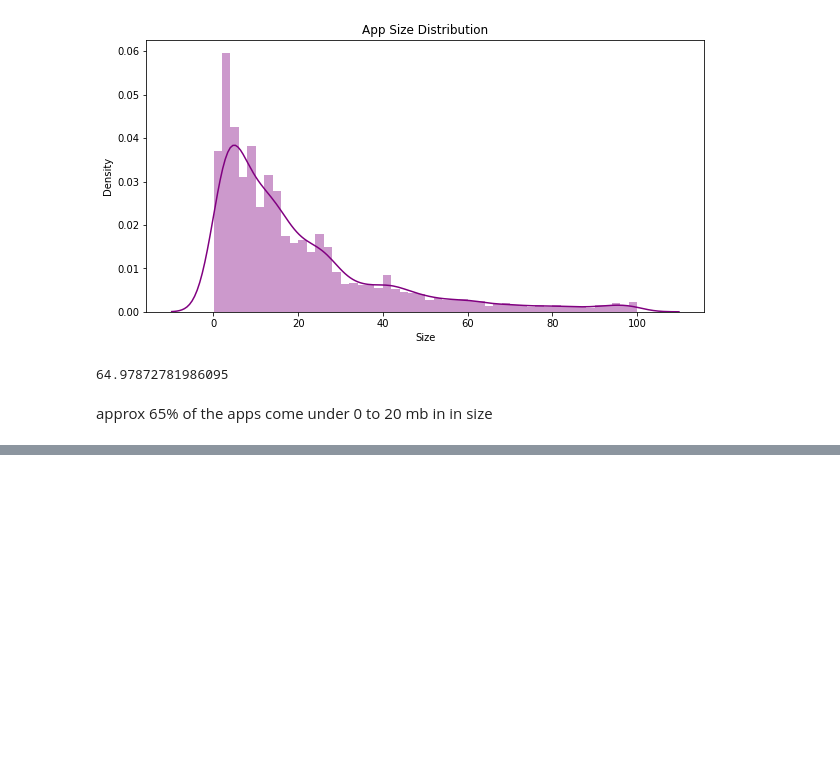
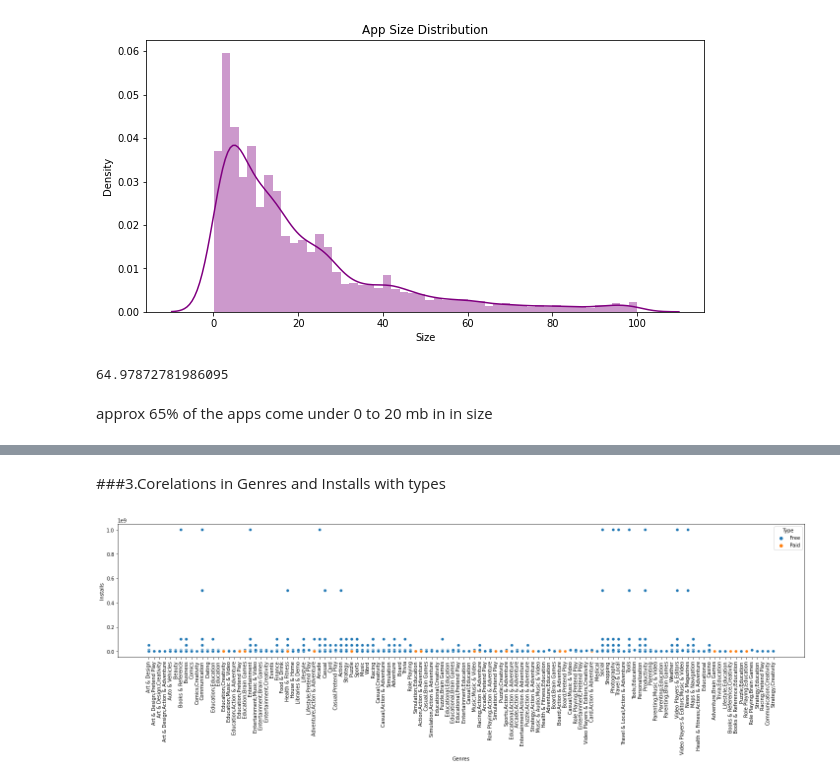
Before and after one commit to sunanda-debnath/EDA-PLAYSTORE-APP, a Jupyter notebook: Play_Store_App_Review_Analysis_Capstone_Project.ipynb, the cells around one changed output, grey strips where cells are left out. Saved outputs shown, nothing was run; the diff lists cells and outputs as text; code cells hidden in the pictures; blank space fills up the shorter version.

```diff
--- a/Play_Store_App_Review_Analysis_Capstone_Project.ipynb
+++ b/Play_Store_App_Review_Analysis_Capstone_Project.ipynb
@@ -324,0 +347,9 @@ approx 65% of the apps come under 0 to 20 mb in in size
+# %% [markdown]
+###3.Corelations in Genres and Installs with types
+# %%
+plt.figure(figsize=(25,5))
+sns.scatterplot(df_new['Genres'], df_new['Installs'], hue=df_new['Type'])
+plt.xticks(rotation=90)
+plt.show()
+# %% [output]
+[figure, added]
```
Also changed, not shown: parts of 5 cells of this notebook.
